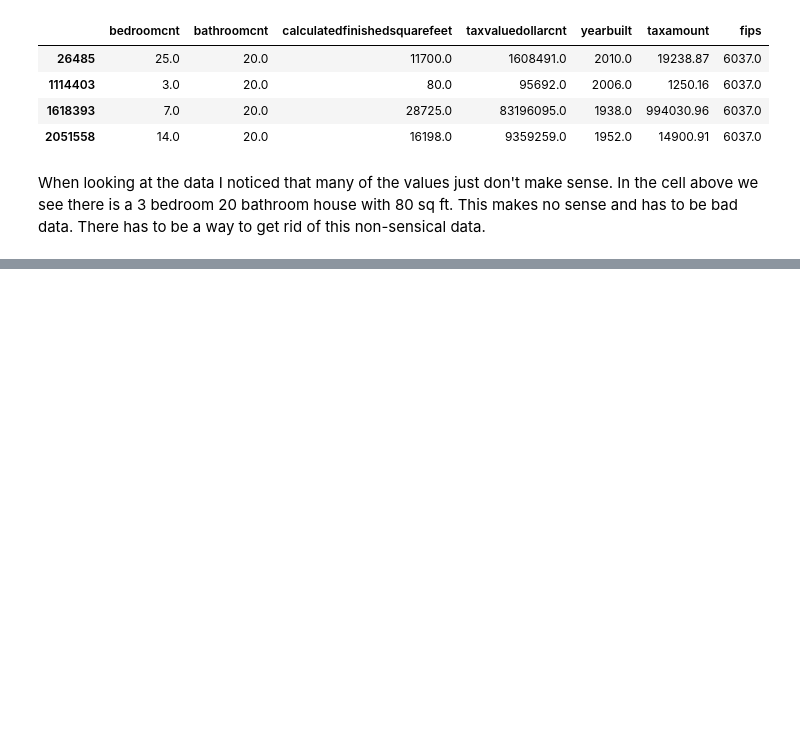
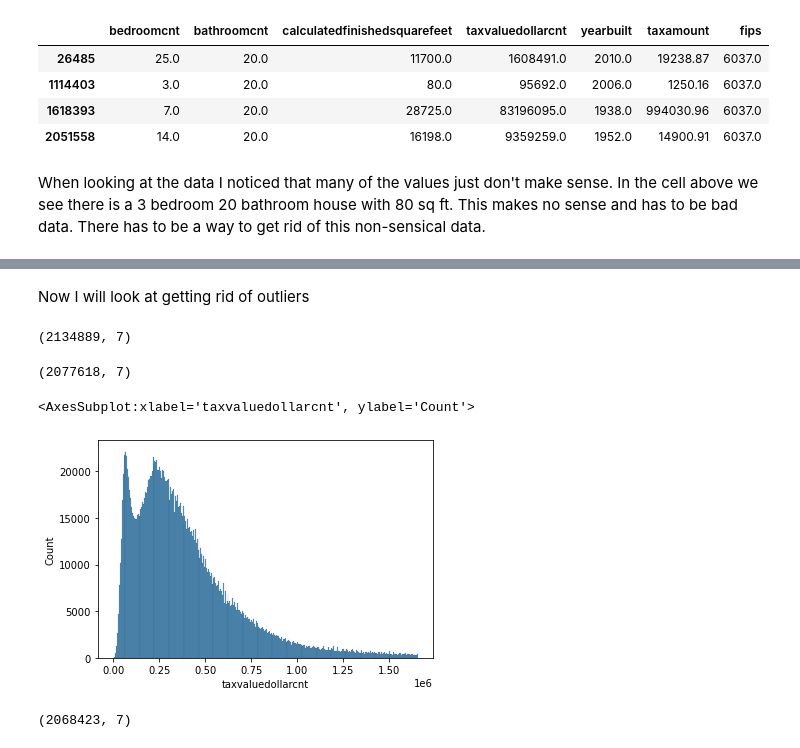
Before and after one commit to AndrewRachuig/regression-exercises, a Jupyter notebook: wrangle.ipynb, the cells around one changed output, grey strips where cells are left out. Saved outputs shown, nothing was run; the diff lists cells and outputs as text; code cells hidden in the pictures; blank space fills up the shorter version.

```diff
--- a/wrangle.ipynb
+++ b/wrangle.ipynb
@@ -434,0 +439,23 @@ When looking at the data I noticed that many of the values just don't make sense
+# %%
+df.bathroomcnt = df.bathroomcnt.astype('uint8')
+# %%
+df.yearbuilt = df.yearbuilt.astype('uint16')
+# %%
+df.fips = df.fips.astype('uint16')
+# %% [markdown]
+Now I will look at getting rid of outliers
+# %%
+df.shape
+# %% [output]
+(2134889, 7)
+# %%
+df = df[not_outlier(df.taxvaluedollarcnt, thresh=5.5)]
+# %%
+df.shape
+# %% [output]
+(2077618, 7)
+# %%
+sns.histplot(x = 'taxvaluedollarcnt', data=df)
+# %% [output]
+<AxesSubplot:xlabel='taxvaluedollarcnt', ylabel='Count'>
+[figure, added]
@@ -434,0 +464,4 @@ When looking at the data I noticed that many of the values just don't make sense
+# %%
+df.shape
+# %% [output]
+(2068423, 7)
```
Also changed, not shown: parts of 15 cells of this notebook, 1 other file.
